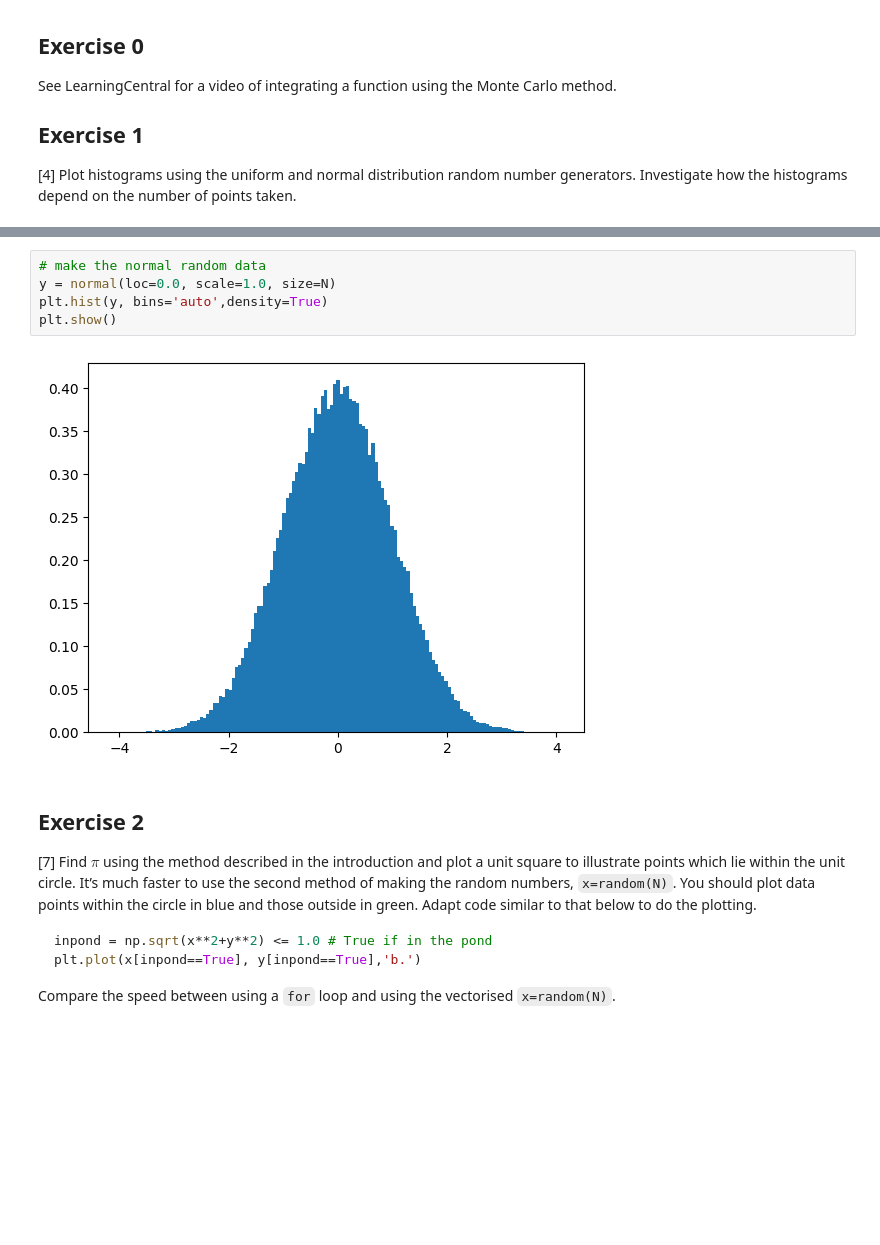
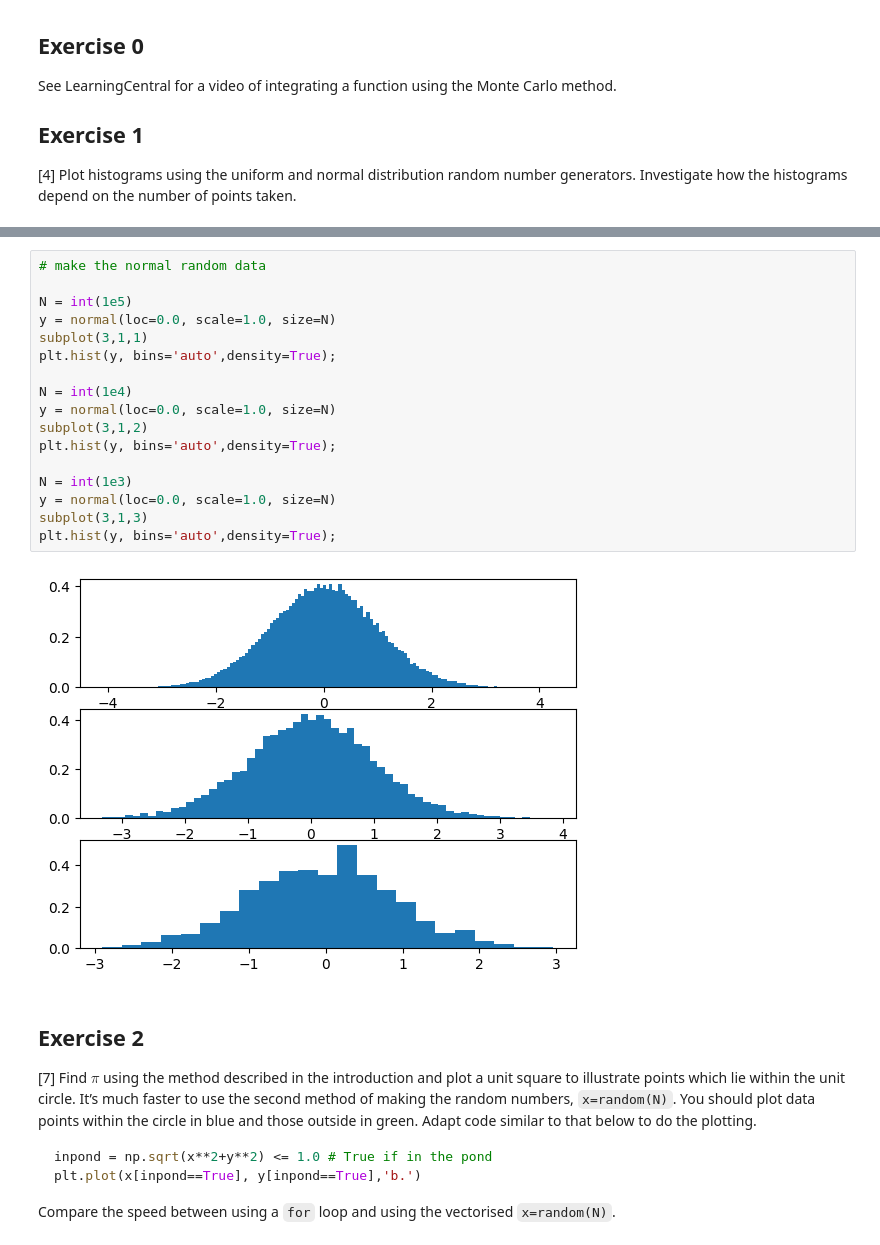
Before and after one commit to PX2145-2025/week-6-b-Finlay-Hall, a Jupyter notebook: Monte_Carlo.ipynb, the cells around one changed output, grey strips where cells are left out. Saved outputs shown, nothing was run; the diff lists cells and outputs as text; blank space fills up the shorter version.

```diff
--- a/Monte_Carlo.ipynb
+++ b/Monte_Carlo.ipynb
@@ -207,10 +206,22 @@ plt.hist(x, bins='auto',density=True);
 # %%
 # make the normal random data
+
+N = int(1e5)
 y = normal(loc=0.0, scale=1.0, size=N)
-plt.hist(y, bins='auto',density=True)
-plt.show()
+subplot(3,1,1)
+plt.hist(y, bins='auto',density=True);
+
+N = int(1e4)
+y = normal(loc=0.0, scale=1.0, size=N)
+subplot(3,1,2)
+plt.hist(y, bins='auto',density=True);
+
+N = int(1e3)
+y = normal(loc=0.0, scale=1.0, size=N)
+subplot(3,1,3)
+plt.hist(y, bins='auto',density=True);
 # %% [output]
-[figure, old version]
+[figure, new version]
 # %% [markdown]
 ## Exercise 2
 
```
Also changed, not shown: parts of 1 cell of this notebook.
